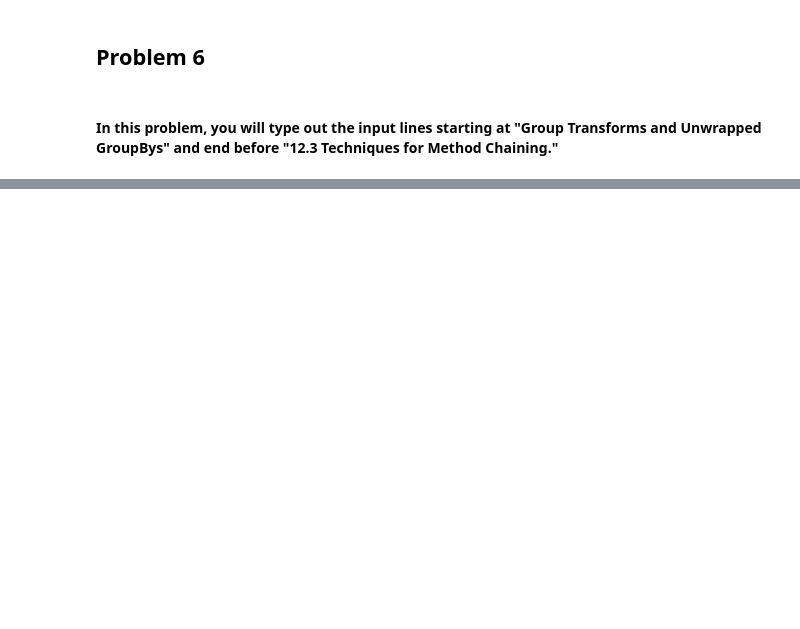
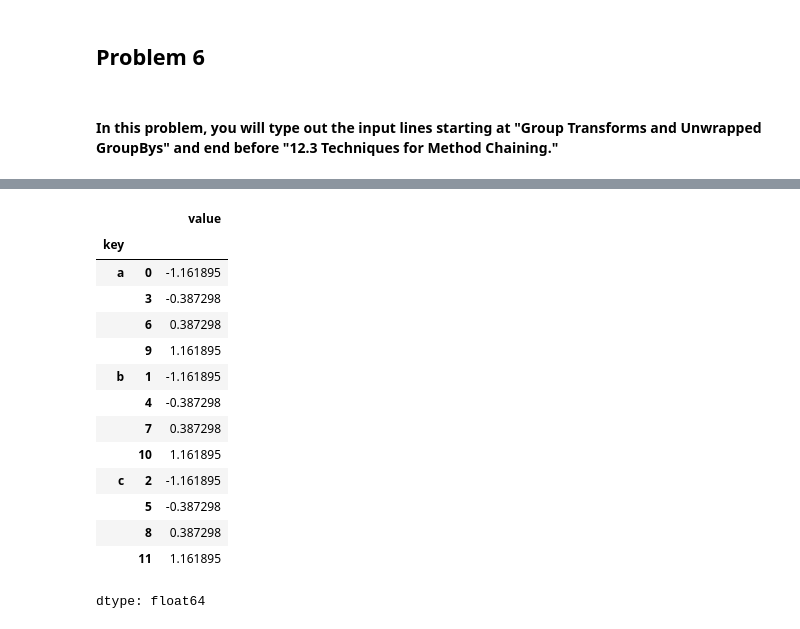
Before and after one commit to tartam1/IT545, a Jupyter notebook: Lab_7_Assignment_02022025.ipynb, the cells around one changed output, grey strips where cells are left out. Drawn from its saved outputs; the diff is of its cells as text; code cells hidden in the pictures; blank space fills up the shorter version.

```diff
--- a/Lab_7_Assignment_02022025.ipynb
+++ b/Lab_7_Assignment_02022025.ipynb
@@ -276,3 +363,6 @@ Wall time: 638 ms
 #### In this problem, you  will type out the input lines starting at "Group Transforms and Unwrapped GroupBys" and end before "12.3 Techniques for Method Chaining."
 # %%
 # Insert commenting and code in this cell.
+# Group transforms an unwrapped groupbys
+df = pd.DataFrame({'key': ['a', 'b', 'c'] * 4, 'value': np.arange(12.)})
+df
@@ -278,0 +383,4 @@ Wall time: 638 ms
+# %%
+# group mean by key
+g = df.groupby('key').value
+g.mean()
@@ -278,0 +464,5 @@ Wall time: 638 ms
+# %%
+# normalize function
+def normalize(x):
+    return (x - x.mean()) / x.std()
+g.transform(normalize)
@@ -278,0 +484,18 @@ Wall time: 638 ms
+# %%
+g.apply(normalize)
+# %% [output]
+|  |  | value |
+| key |  |  |
+| a | 0 | -1.161895 |
+|  | 3 | -0.387298 |
+|  | 6 | 0.387298 |
+|  | 9 | 1.161895 |
+| b | 1 | -1.161895 |
+|  | 4 | -0.387298 |
+|  | 7 | 0.387298 |
+|  | 10 | 1.161895 |
+| c | 2 | -1.161895 |
+|  | 5 | -0.387298 |
+|  | 8 | 0.387298 |
+|  | 11 | 1.161895 |
+dtype: float64
```
Also changed, not shown: parts of 22 cells of this notebook.
